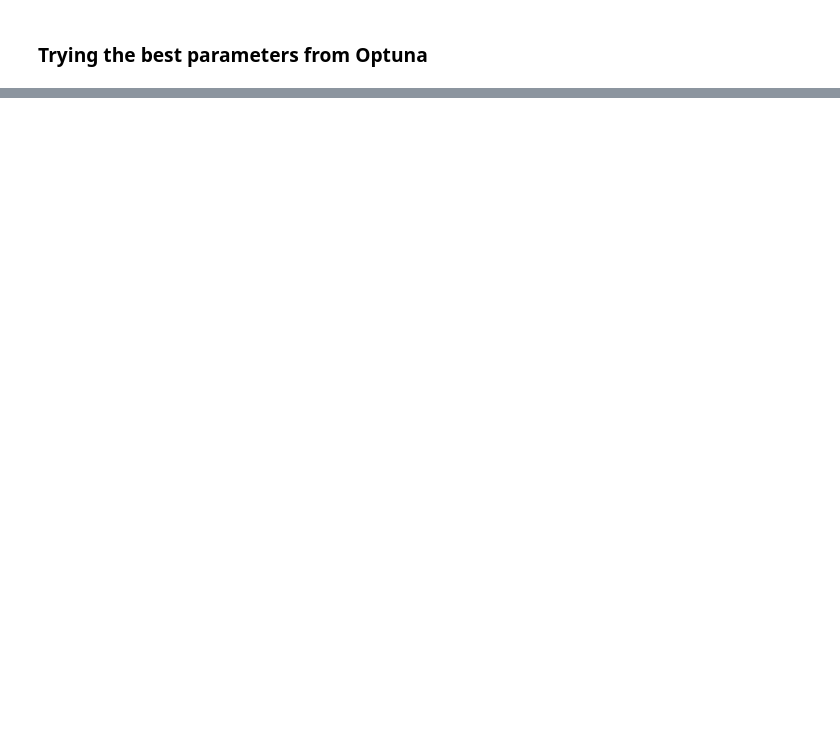
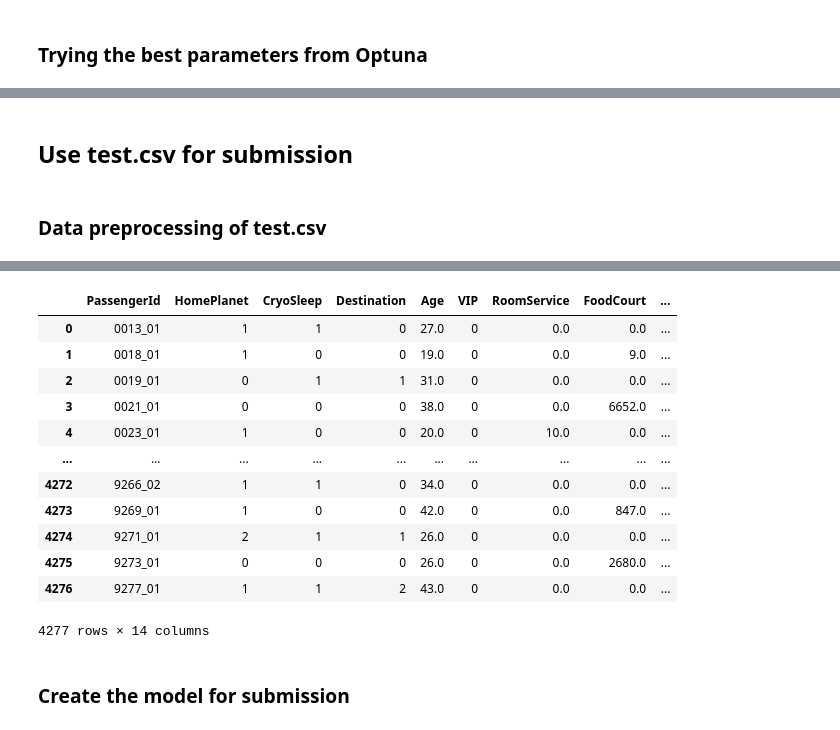
Before and after one commit to Zark-ML/Spaceship-Titanic, a Jupyter notebook: main.ipynb, the cells around one changed output, grey strips where cells are left out. Cells and saved outputs as stored; diff of their text form; code cells hidden in the pictures; blank space fills up the shorter version.

```diff
--- a/main.ipynb
+++ b/main.ipynb
@@ -674,0 +721,58 @@ weighted avg       0.80      0.80      0.80      2869
+# %% [markdown]
+## Use test.csv for submission
+# %% [markdown]
+### Data preprocessing of test.csv
+# %%
+# Assuming passengers with zero expenses in all categories are likely in CryoSleep
+expense_features = ['RoomService', 'FoodCourt', 'ShoppingMall', 'Spa', 'VRDeck']
+test_data['TotalExpenses'] = test_data[expense_features].sum(axis=1)
+
+# If TotalExpenses is zero and CryoSleep is missing, assume CryoSleep=True
+test_data.loc[(test_data['TotalExpenses'] == 0) & (test_data['CryoSleep'].isnull()), 'CryoSleep'] = True
+
+# If TotalExpenses is greater than zero and CryoSleep is missing, assume CryoSleep=False
+test_data.loc[(test_data['TotalExpenses'] > 0) & (test_data['CryoSleep'].isnull()), 'CryoSleep'] = False
+
+# Drop the 'TotalExpenses' column as it's no longer needed
+test_data.drop(columns=['TotalExpenses'], inplace=True)
+
+test_data = test_data.drop(columns=['Name'], axis=1)
+
+
+categorical_features = ['HomePlanet', 'Destination', 'Cabin']
+for feature in categorical_features:
+    mode_value = test_data[feature].mode()[0]
+    test_data[feature].fillna(mode_value, inplace=True)
+
+# For 'VIP' column, fill missing values with 'False' assuming non-VIP status
+test_data['VIP'].fillna(False, inplace=True)
+
+
+numerical_features = ['Age', 'RoomService', 'FoodCourt', 'ShoppingMall', 'Spa', 'VRDeck']
+for feature in numerical_features:
+    median_value = test_data[feature].median()
+    test_data[feature].fillna(median_value, inplace=True)
+
+
+
+# Split 'Cabin' into 'Deck', 'Num', and 'Side'
+test_data[['Deck', 'Num', 'Side']] = test_data['Cabin'].str.split('/', expand=True)
+
+# Drop the original 'Cabin' column
+test_data = test_data.drop('Cabin', axis=1)
+
+test_data["Num"] = pd.to_numeric(test_data["Num"], errors="coerce")
+
+conv_dict = {
+    'HomePlanet': {'Europa': 0, 'Earth': 1, 'Mars': 2},
+    'CryoSleep': {False: 0, True: 1},
+    'Destination': {'TRAPPIST-1e': 0, '55 Cancri e': 1, 'PSO J318.5-22': 2},
+    'VIP': {True: 1, False: 0},
+    'Deck': {j: i for i, j in enumerate(sorted(test_data['Deck'].unique()))},
+    'Side': {'P': 0, 'S': 1}
+}
+
+test_data = test_data.replace(conv_dict)
+
+test_data
+# %% [output]
@@ -674,0 +796,15 @@ weighted avg       0.80      0.80      0.80      2869
+|  | PassengerId | HomePlanet | CryoSleep | Destination | Age | VIP | RoomService | FoodCourt | ... |
+| 0 | 0013_01 | 1 | 1 | 0 | 27.0 | 0 | 0.0 | 0.0 | ... |
+| 1 | 0018_01 | 1 | 0 | 0 | 19.0 | 0 | 0.0 | 9.0 | ... |
+| 2 | 0019_01 | 0 | 1 | 1 | 31.0 | 0 | 0.0 | 0.0 | ... |
+| 3 | 0021_01 | 0 | 0 | 0 | 38.0 | 0 | 0.0 | 6652.0 | ... |
+| 4 | 0023_01 | 1 | 0 | 0 | 20.0 | 0 | 10.0 | 0.0 | ... |
+| ... | ... | ... | ... | ... | ... | ... | ... | ... | ... |
+| 4272 | 9266_02 | 1 | 1 | 0 | 34.0 | 0 | 0.0 | 0.0 | ... |
+| 4273 | 9269_01 | 1 | 0 | 0 | 42.0 | 0 | 0.0 | 847.0 | ... |
+| 4274 | 9271_01 | 2 | 1 | 1 | 26.0 | 0 | 0.0 | 0.0 | ... |
+| 4275 | 9273_01 | 0 | 0 | 0 | 26.0 | 0 | 0.0 | 2680.0 | ... |
+| 4276 | 9277_01 | 1 | 1 | 2 | 43.0 | 0 | 0.0 | 0.0 | ... |
+4277 rows × 14 columns
+# %% [markdown]
+### Create the model for submission
```
Also changed, not shown: parts of 33 cells of this notebook, 5 other files.
